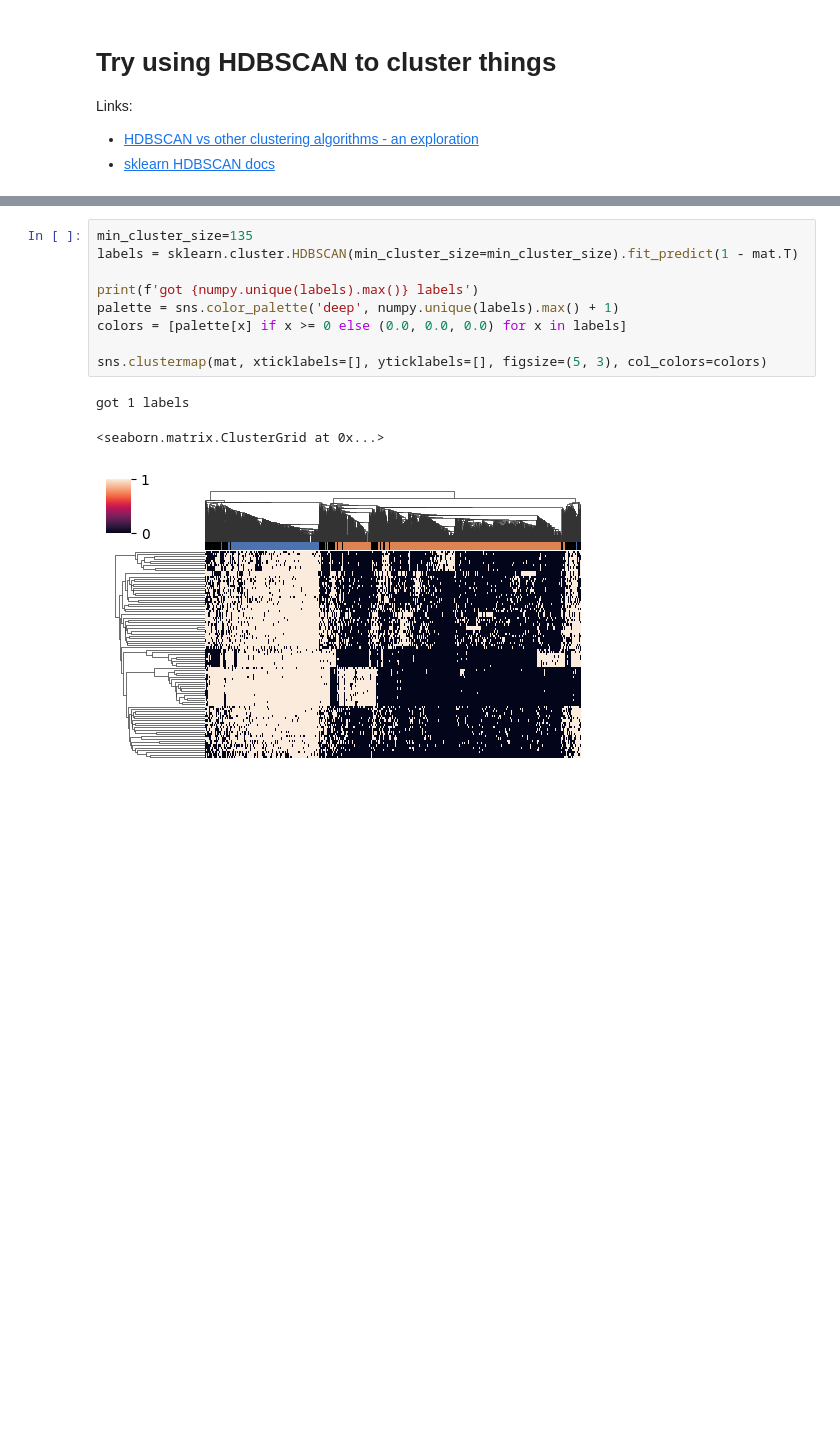
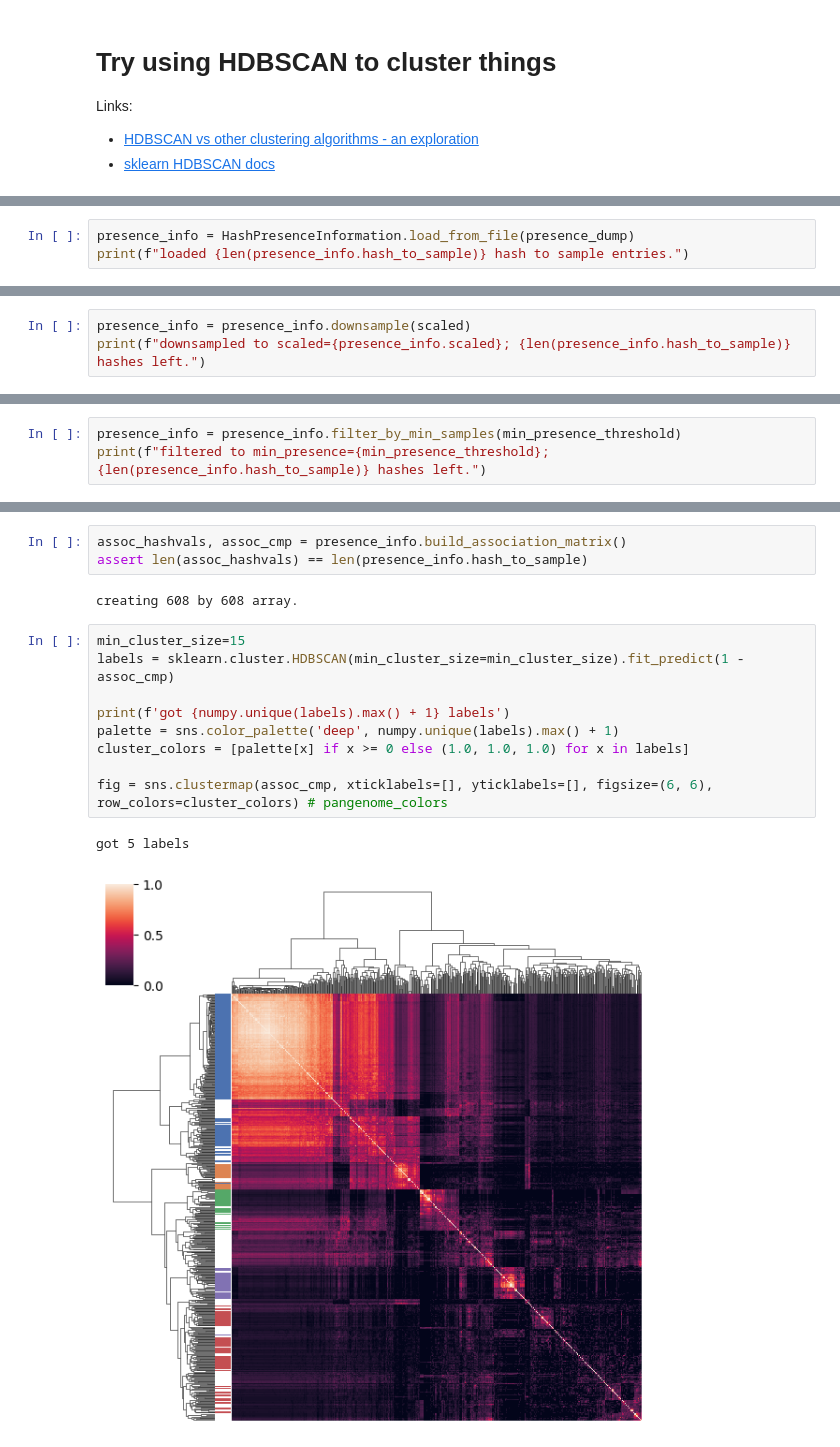
Before and after one commit to ctb/2024-pangenome-hash-corr, a Jupyter notebook: hdbscan.ipynb, the cells around one changed output, grey strips where cells are left out. Saved outputs shown, nothing was run; the diff lists cells and outputs as text; blank space fills up the shorter version.

```diff
--- a/hdbscan.ipynb
+++ b/hdbscan.ipynb
@@ -68,0 +33,3 @@ sns.clustermap(mat, xticklabels=[], yticklabels=[], figsize=(5, 3))
+# %%
+presence_info = HashPresenceInformation.load_from_file(presence_dump)
+print(f"loaded {len(presence_info.hash_to_sample)} hash to sample entries.")
@@ -68,0 +38,3 @@ sns.clustermap(mat, xticklabels=[], yticklabels=[], figsize=(5, 3))
+# %%
+presence_info = presence_info.downsample(scaled)
+print(f"downsampled to scaled={presence_info.scaled}; {len(presence_info.hash_to_sample)} hashes left.")
@@ -68,0 +43,3 @@ sns.clustermap(mat, xticklabels=[], yticklabels=[], figsize=(5, 3))
+# %%
+presence_info = presence_info.filter_by_min_samples(min_presence_threshold)
+print(f"filtered to min_presence={min_presence_threshold}; {len(presence_info.hash_to_sample)} hashes left.")
@@ -69,13 +50,17 @@ sns.clustermap(mat, xticklabels=[], yticklabels=[], figsize=(5, 3))
+# %%
+assoc_hashvals, assoc_cmp = presence_info.build_association_matrix()
+assert len(assoc_hashvals) == len(presence_info.hash_to_sample)
+# %% [output]
+creating 608 by 608 array.
 # %%
-min_cluster_size=135
-labels = sklearn.cluster.HDBSCAN(min_cluster_size=min_cluster_size).fit_predict(1 - mat.T)
+min_cluster_size=15
+labels = sklearn.cluster.HDBSCAN(min_cluster_size=min_cluster_size).fit_predict(1 - assoc_cmp)
 
-print(f'got {numpy.unique(labels).max()} labels')
+print(f'got {numpy.unique(labels).max() + 1} labels')
 palette = sns.color_palette('deep', numpy.unique(labels).max() + 1)
-colors = [palette[x] if x >= 0 else (0.0, 0.0, 0.0) for x in labels]
+cluster_colors = [palette[x] if x >= 0 else (1.0, 1.0, 1.0) for x in labels]
 
-sns.clustermap(mat, xticklabels=[], yticklabels=[], figsize=(5, 3), col_colors=colors)
+fig = sns.clustermap(assoc_cmp, xticklabels=[], yticklabels=[], figsize=(6, 6), row_colors=cluster_colors) # pangenome_colors
 # %% [output]
-got 1 labels
+got 5 labels
-<seaborn.matrix.ClusterGrid at 0x...>
-[figure, old version]
+[figure, new version]
```
Also changed, not shown: parts of 33 cells of this notebook, 7 other files.
